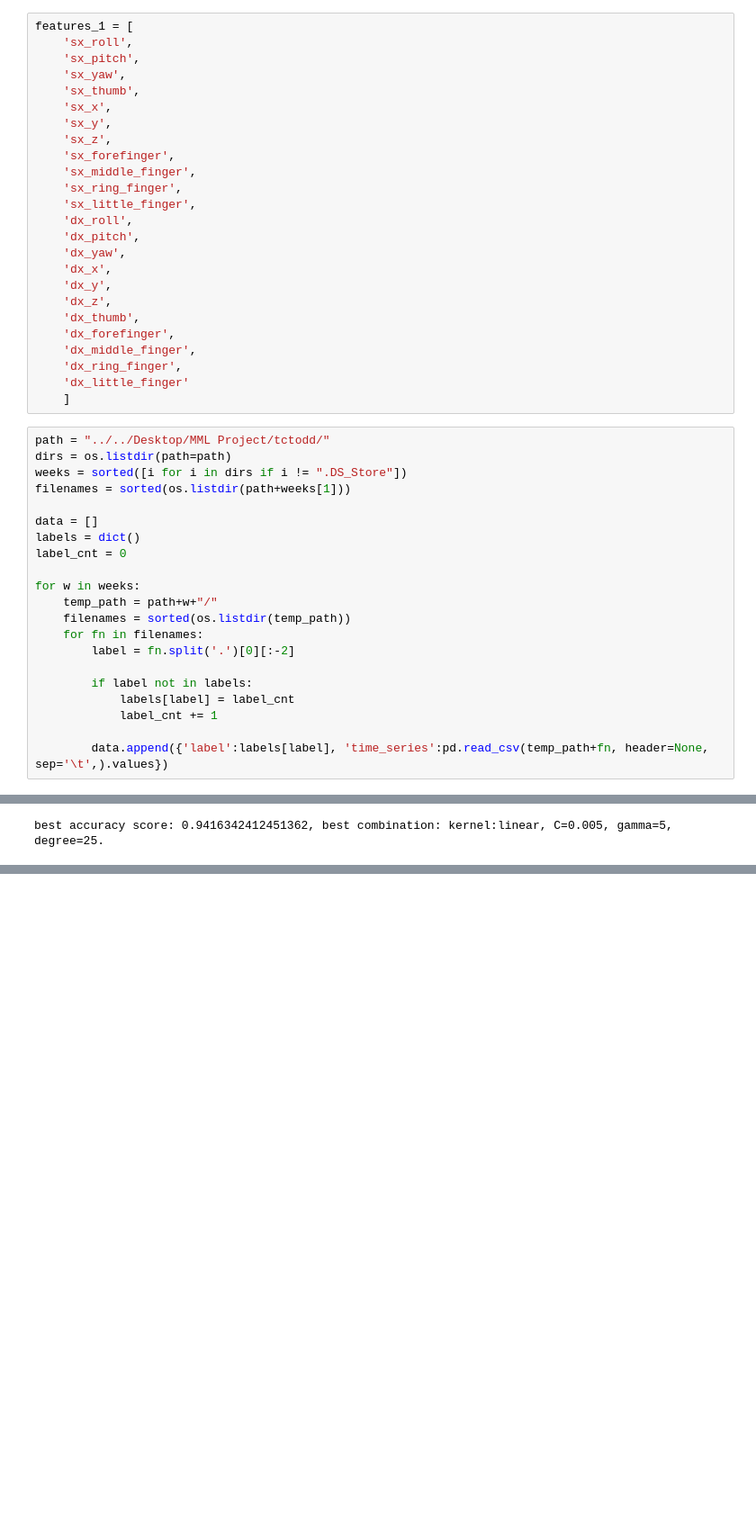
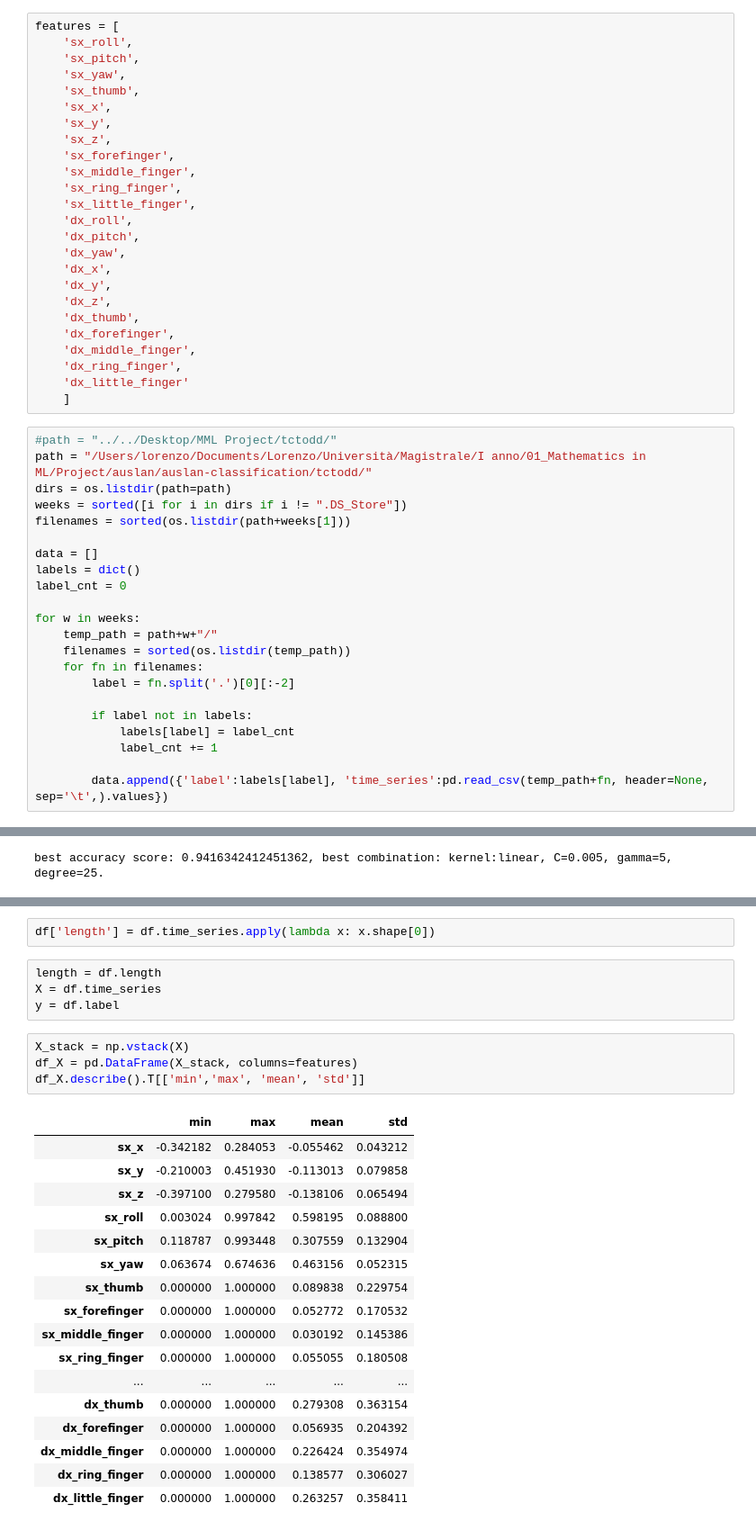
Before and after one commit to notlosca/auslan-classification, a Jupyter notebook: experiments/analysis.ipynb, the cells around one changed output, grey strips where cells are left out. Shown at 90% size. Drawn from its saved outputs; the diff is of its cells as text; blank space fills up the shorter version.

Commit message:
mean, std_dev of all kind of signs (one-handed, two-handed, double-handed)

```diff
--- a/experiments/analysis.ipynb
+++ b/experiments/analysis.ipynb
@@ -8,5 +8,5 @@ import utils
 # %%
-features_1 = [
+features = [
     'sx_roll',
     'sx_pitch',
     'sx_yaw',
@@ -31,7 +31,8 @@ features_1 = [
     'dx_little_finger'
     ]
 # %%
-path = "../../Desktop/MML Project/tctodd/"
+#path = "../../Desktop/MML Project/tctodd/"
+path = "/Users/lorenzo/Documents/Lorenzo/Università/Magistrale/I anno/01_Mathematics in ML/Project/auslan/auslan-classification/tctodd/"
 dirs = os.listdir(path=path)
 weeks = sorted([i for i in dirs if i != ".DS_Store"])
 filenames = sorted(os.listdir(path+weeks[1]))
@@ -642,0 +703,28 @@ best accuracy score: 0.9416342412451362, best combination: kernel:linear, C=0.00
+# %%
+df['length'] = df.time_series.apply(lambda x: x.shape[0])
+# %%
+length = df.length
+X = df.time_series
+y = df.label
+# %%
+X_stack = np.vstack(X)
+df_X = pd.DataFrame(X_stack, columns=features)
+df_X.describe().T[['min','max', 'mean', 'std']]
+# %% [output]
+|  | min | max | mean | std |
+| sx_x | -0.342182 | 0.284053 | -0.055462 | 0.043212 |
+| sx_y | -0.210003 | 0.451930 | -0.113013 | 0.079858 |
+| sx_z | -0.397100 | 0.279580 | -0.138106 | 0.065494 |
+| sx_roll | 0.003024 | 0.997842 | 0.598195 | 0.088800 |
+| sx_pitch | 0.118787 | 0.993448 | 0.307559 | 0.132904 |
+| sx_yaw | 0.063674 | 0.674636 | 0.463156 | 0.052315 |
+| sx_thumb | 0.000000 | 1.000000 | 0.089838 | 0.229754 |
+| sx_forefinger | 0.000000 | 1.000000 | 0.052772 | 0.170532 |
+| sx_middle_finger | 0.000000 | 1.000000 | 0.030192 | 0.145386 |
+| sx_ring_finger | 0.000000 | 1.000000 | 0.055055 | 0.180508 |
+| ... | ... | ... | ... | ... |
+| dx_thumb | 0.000000 | 1.000000 | 0.279308 | 0.363154 |
+| dx_forefinger | 0.000000 | 1.000000 | 0.056935 | 0.204392 |
+| dx_middle_finger | 0.000000 | 1.000000 | 0.226424 | 0.354974 |
+| dx_ring_finger | 0.000000 | 1.000000 | 0.138577 | 0.306027 |
+| dx_little_finger | 0.000000 | 1.000000 | 0.263257 | 0.358411 |
```
Also changed, not shown: parts of 9 cells of this notebook.
